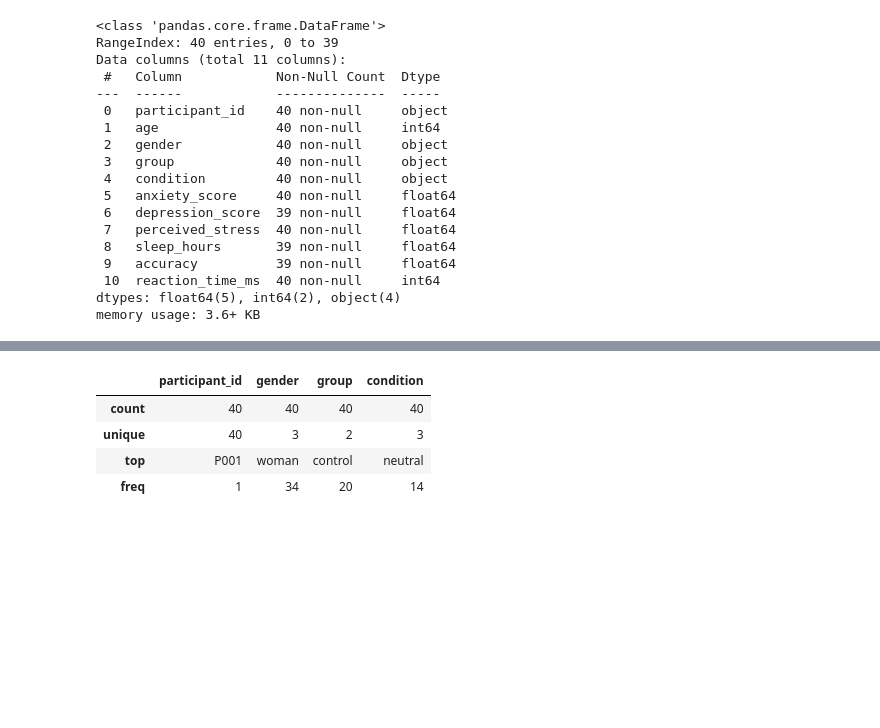
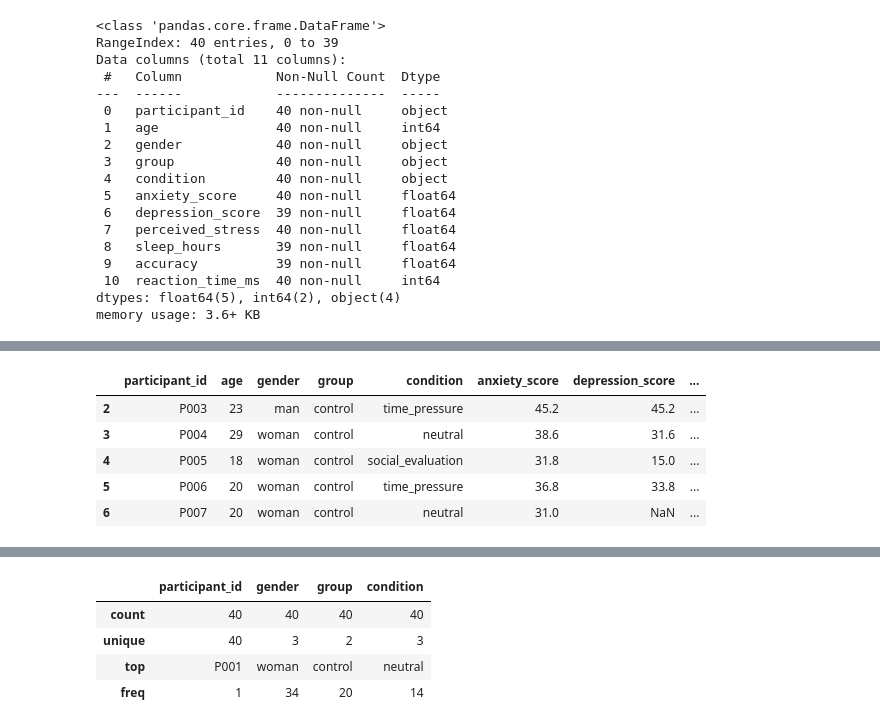
Before and after one commit to shecodespsy/SheCodesPsy-2026, a Jupyter notebook: S3-data-analysis/Analyzing_data.ipynb, the cells around one changed output, grey strips where cells are left out. Drawn from its saved outputs; the diff is of its cells as text; code cells hidden in the pictures; blank space fills up the shorter version.

```diff
--- a/S3-data-analysis/Analyzing_data.ipynb
+++ b/S3-data-analysis/Analyzing_data.ipynb
@@ -134,0 +223,11 @@ memory usage: 3.6+ KB
+# %%
+# Example: display line from 2 to 7
+# Note: the second number is excluded, so 2:7 means: [ 2, 3, 4, 5, 6 ]
+data.iloc[2:7]
+# %% [output]
+|  | participant_id | age | gender | group | condition | anxiety_score | depression_score | ... |
+| 2 | P003 | 23 | man | control | time_pressure | 45.2 | 45.2 | ... |
+| 3 | P004 | 29 | woman | control | neutral | 38.6 | 31.6 | ... |
+| 4 | P005 | 18 | woman | control | social_evaluation | 31.8 | 15.0 | ... |
+| 5 | P006 | 20 | woman | control | time_pressure | 36.8 | 33.8 | ... |
+| 6 | P007 | 20 | woman | control | neutral | 31.0 | NaN | ... |
```
Also changed, not shown: parts of 32 cells of this notebook.
